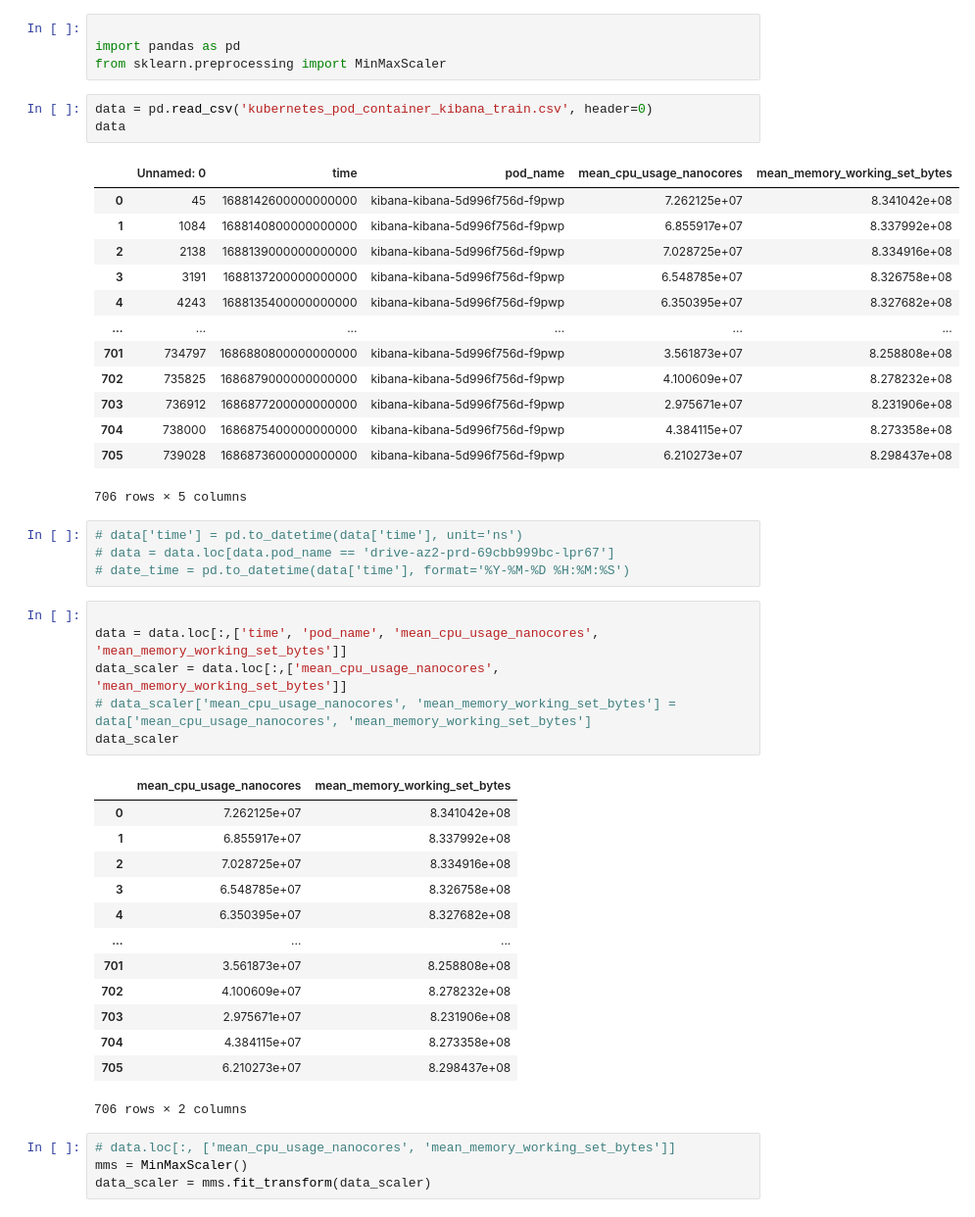
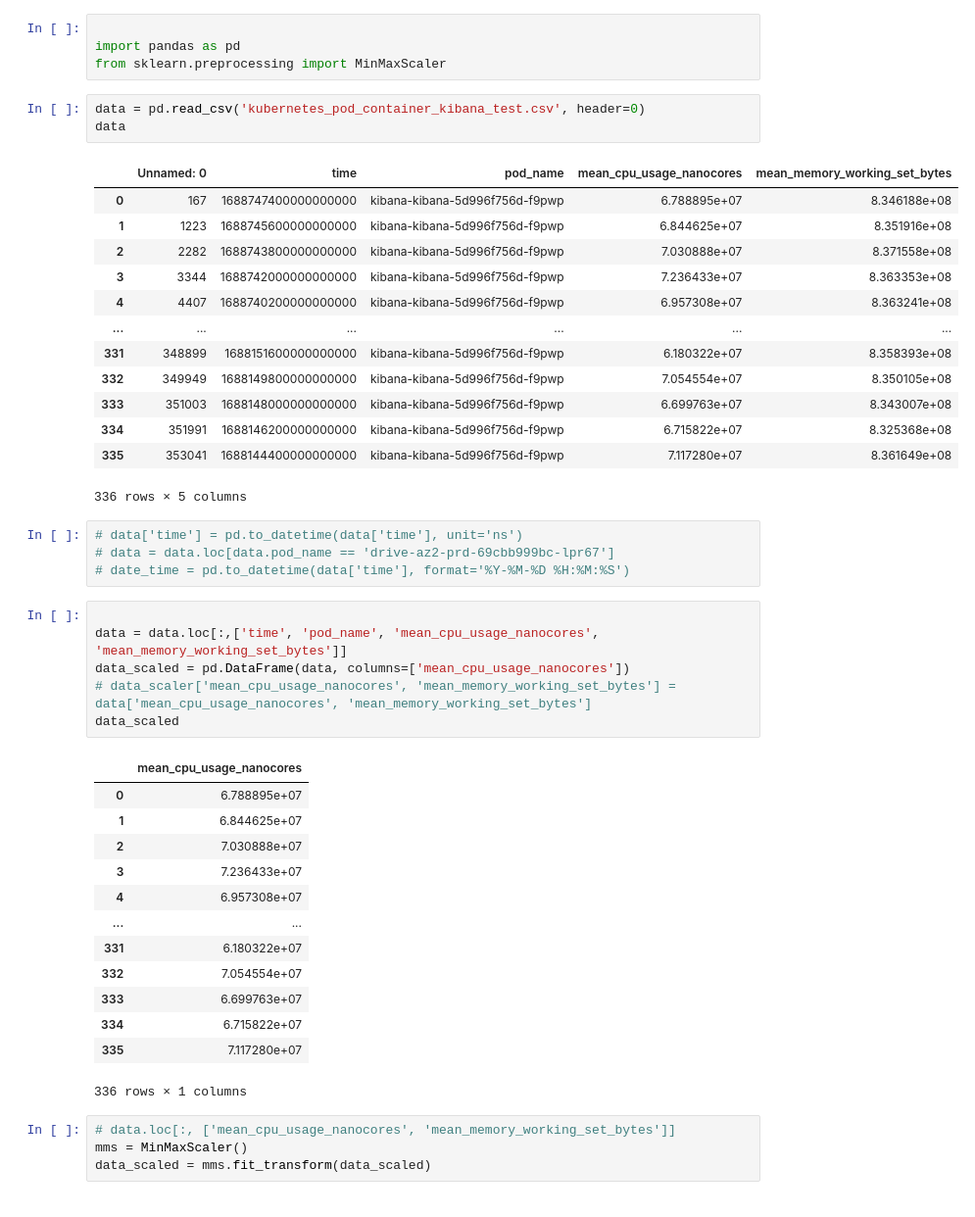
Before and after one commit to sunflower456/DDPG, a Jupyter notebook: input/data_as_graph.ipynb, the cells around one changed output. Shown at 98% size. Saved outputs shown, nothing was run; the diff lists cells and outputs as text.

```diff
--- a/input/data_as_graph.ipynb
+++ b/input/data_as_graph.ipynb
@@ -13,22 +13,22 @@ Note: you may need to restart the kernel to use updated packages.
 import pandas as pd
 from sklearn.preprocessing import MinMaxScaler
 # %%
-data = pd.read_csv('kubernetes_pod_container_kibana_train.csv', header=0)
+data = pd.read_csv('kubernetes_pod_container_kibana_test.csv', header=0)
 data
 # %% [output]
 |  | Unnamed: 0 | time | pod_name | mean_cpu_usage_nanocores | mean_memory_working_set_bytes |
-| 0 | 45 | 1688142600000000000 | kibana-kibana-5d996f756d-f9pwp | 7.262125e+07 | 8.341042e+08 |
-| 1 | 1084 | 1688140800000000000 | kibana-kibana-5d996f756d-f9pwp | 6.855917e+07 | 8.337992e+08 |
-| 2 | 2138 | 1688139000000000000 | kibana-kibana-5d996f756d-f9pwp | 7.028725e+07 | 8.334916e+08 |
-| 3 | 3191 | 1688137200000000000 | kibana-kibana-5d996f756d-f9pwp | 6.548785e+07 | 8.326758e+08 |
-| 4 | 4243 | 1688135400000000000 | kibana-kibana-5d996f756d-f9pwp | 6.350395e+07 | 8.327682e+08 |
+| 0 | 167 | 1688747400000000000 | kibana-kibana-5d996f756d-f9pwp | 6.788895e+07 | 8.346188e+08 |
+| 1 | 1223 | 1688745600000000000 | kibana-kibana-5d996f756d-f9pwp | 6.844625e+07 | 8.351916e+08 |
+| 2 | 2282 | 1688743800000000000 | kibana-kibana-5d996f756d-f9pwp | 7.030888e+07 | 8.371558e+08 |
+| 3 | 3344 | 1688742000000000000 | kibana-kibana-5d996f756d-f9pwp | 7.236433e+07 | 8.363353e+08 |
+| 4 | 4407 | 1688740200000000000 | kibana-kibana-5d996f756d-f9pwp | 6.957308e+07 | 8.363241e+08 |
 | ... | ... | ... | ... | ... | ... |
-| 701 | 734797 | 1686880800000000000 | kibana-kibana-5d996f756d-f9pwp | 3.561873e+07 | 8.258808e+08 |
-| 702 | 735825 | 1686879000000000000 | kibana-kibana-5d996f756d-f9pwp | 4.100609e+07 | 8.278232e+08 |
-| 703 | 736912 | 1686877200000000000 | kibana-kibana-5d996f756d-f9pwp | 2.975671e+07 | 8.231906e+08 |
-| 704 | 738000 | 1686875400000000000 | kibana-kibana-5d996f756d-f9pwp | 4.384115e+07 | 8.273358e+08 |
-| 705 | 739028 | 1686873600000000000 | kibana-kibana-5d996f756d-f9pwp | 6.210273e+07 | 8.298437e+08 |
+| 331 | 348899 | 1688151600000000000 | kibana-kibana-5d996f756d-f9pwp | 6.180322e+07 | 8.358393e+08 |
+| 332 | 349949 | 1688149800000000000 | kibana-kibana-5d996f756d-f9pwp | 7.054554e+07 | 8.350105e+08 |
+| 333 | 351003 | 1688148000000000000 | kibana-kibana-5d996f756d-f9pwp | 6.699763e+07 | 8.343007e+08 |
+| 334 | 351991 | 1688146200000000000 | kibana-kibana-5d996f756d-f9pwp | 6.715822e+07 | 8.325368e+08 |
+| 335 | 353041 | 1688144400000000000 | kibana-kibana-5d996f756d-f9pwp | 7.117280e+07 | 8.361649e+08 |
-706 rows × 5 columns
+336 rows × 5 columns
 # %%
 # data['time'] = pd.to_datetime(data['time'], unit='ns')
 # data = data.loc[data.pod_name == 'drive-az2-prd-69cbb999bc-lpr67']
@@ -36,24 +36,24 @@ data
 # %%
 
 data = data.loc[:,['time', 'pod_name', 'mean_cpu_usage_nanocores', 'mean_memory_working_set_bytes']]
-data_scaler = data.loc[:,['mean_cpu_usage_nanocores', 'mean_memory_working_set_bytes']]
+data_scaled = pd.DataFrame(data, columns=['mean_cpu_usage_nanocores'])
 # data_scaler['mean_cpu_usage_nanocores', 'mean_memory_working_set_bytes'] = data['mean_cpu_usage_nanocores', 'mean_memory_working_set_bytes']
-data_scaler
+data_scaled
 # %% [output]
-|  | mean_cpu_usage_nanocores | mean_memory_working_set_bytes |
-| 0 | 7.262125e+07 | 8.341042e+08 |
-| 1 | 6.855917e+07 | 8.337992e+08 |
-| 2 | 7.028725e+07 | 8.334916e+08 |
-| 3 | 6.548785e+07 | 8.326758e+08 |
-| 4 | 6.350395e+07 | 8.327682e+08 |
-| ... | ... | ... |
-| 701 | 3.561873e+07 | 8.258808e+08 |
-| 702 | 4.100609e+07 | 8.278232e+08 |
-| 703 | 2.975671e+07 | 8.231906e+08 |
-| 704 | 4.384115e+07 | 8.273358e+08 |
-| 705 | 6.210273e+07 | 8.298437e+08 |
+|  | mean_cpu_usage_nanocores |
+| 0 | 6.788895e+07 |
+| 1 | 6.844625e+07 |
+| 2 | 7.030888e+07 |
+| 3 | 7.236433e+07 |
+| 4 | 6.957308e+07 |
+| ... | ... |
+| 331 | 6.180322e+07 |
+| 332 | 7.054554e+07 |
+| 333 | 6.699763e+07 |
+| 334 | 6.715822e+07 |
+| 335 | 7.117280e+07 |
-706 rows × 2 columns
+336 rows × 1 columns
 # %%
 # data.loc[:, ['mean_cpu_usage_nanocores', 'mean_memory_working_set_bytes']]
 mms = MinMaxScaler()
-data_scaler = mms.fit_transform(data_scaler)
+data_scaled = mms.fit_transform(data_scaled)
```
Also changed, not shown: parts of 6 cells of this notebook, 3 other files.
